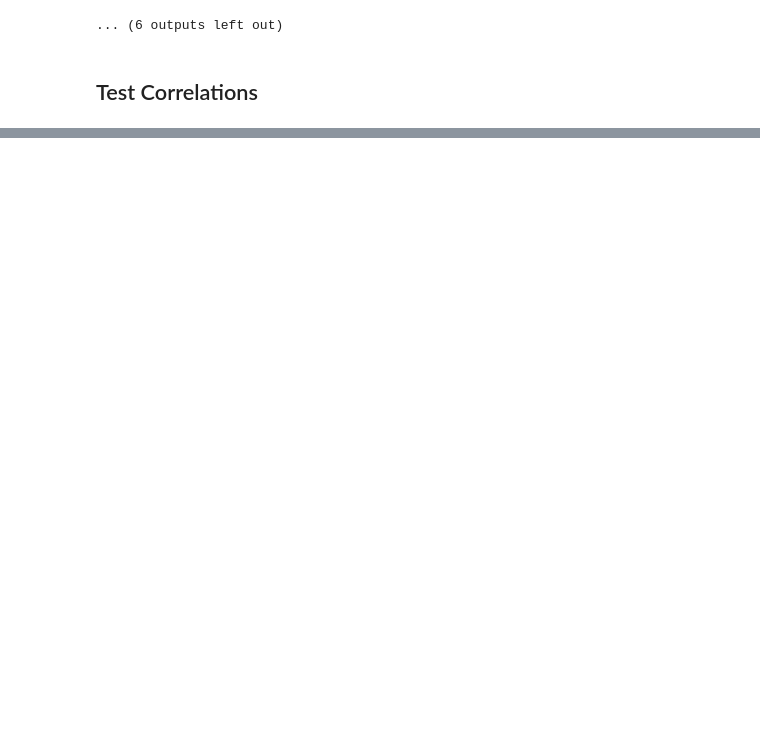
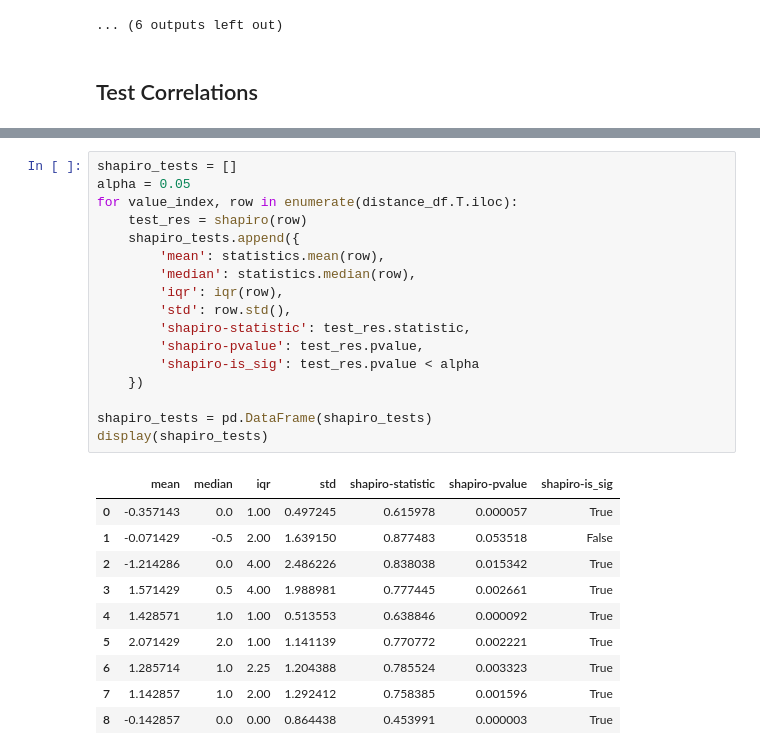
Before and after one commit to movinglinguini/Carambola-Analysis, a Jupyter notebook: summer-2023/phase-1-analysis.ipynb, the cells around one changed output, grey strips where cells are left out. Saved outputs shown, nothing was run; the diff lists cells and outputs as text; blank space fills up the shorter version.

```diff
--- a/summer-2023/phase-1-analysis.ipynb
+++ b/summer-2023/phase-1-analysis.ipynb
@@ -171,0 +268,28 @@ Appears to be some correlation between gender and the assignment on prompt #9 (i
+# %%
+shapiro_tests = []
+alpha = 0.05
+for value_index, row in enumerate(distance_df.T.iloc):
+    test_res = shapiro(row)
+    shapiro_tests.append({
+        'mean': statistics.mean(row),
+        'median': statistics.median(row),
+        'iqr': iqr(row),
+        'std': row.std(),
+        'shapiro-statistic': test_res.statistic,
+        'shapiro-pvalue': test_res.pvalue,
+        'shapiro-is_sig': test_res.pvalue < alpha
+    })
+
+shapiro_tests = pd.DataFrame(shapiro_tests)
+display(shapiro_tests)
+# %% [output]
+|  | mean | median | iqr | std | shapiro-statistic | shapiro-pvalue | shapiro-is_sig |
+| 0 | -0.357143 | 0.0 | 1.00 | 0.497245 | 0.615978 | 0.000057 | True |
+| 1 | -0.071429 | -0.5 | 2.00 | 1.639150 | 0.877483 | 0.053518 | False |
+| 2 | -1.214286 | 0.0 | 4.00 | 2.486226 | 0.838038 | 0.015342 | True |
+| 3 | 1.571429 | 0.5 | 4.00 | 1.988981 | 0.777445 | 0.002661 | True |
+| 4 | 1.428571 | 1.0 | 1.00 | 0.513553 | 0.638846 | 0.000092 | True |
+| 5 | 2.071429 | 2.0 | 1.00 | 1.141139 | 0.770772 | 0.002221 | True |
+| 6 | 1.285714 | 1.0 | 2.25 | 1.204388 | 0.785524 | 0.003323 | True |
+| 7 | 1.142857 | 1.0 | 2.00 | 1.292412 | 0.758385 | 0.001596 | True |
+| 8 | -0.142857 | 0.0 | 0.00 | 0.864438 | 0.453991 | 0.000003 | True |
```
Also changed, not shown: parts of 12 cells of this notebook, 1 other file.
